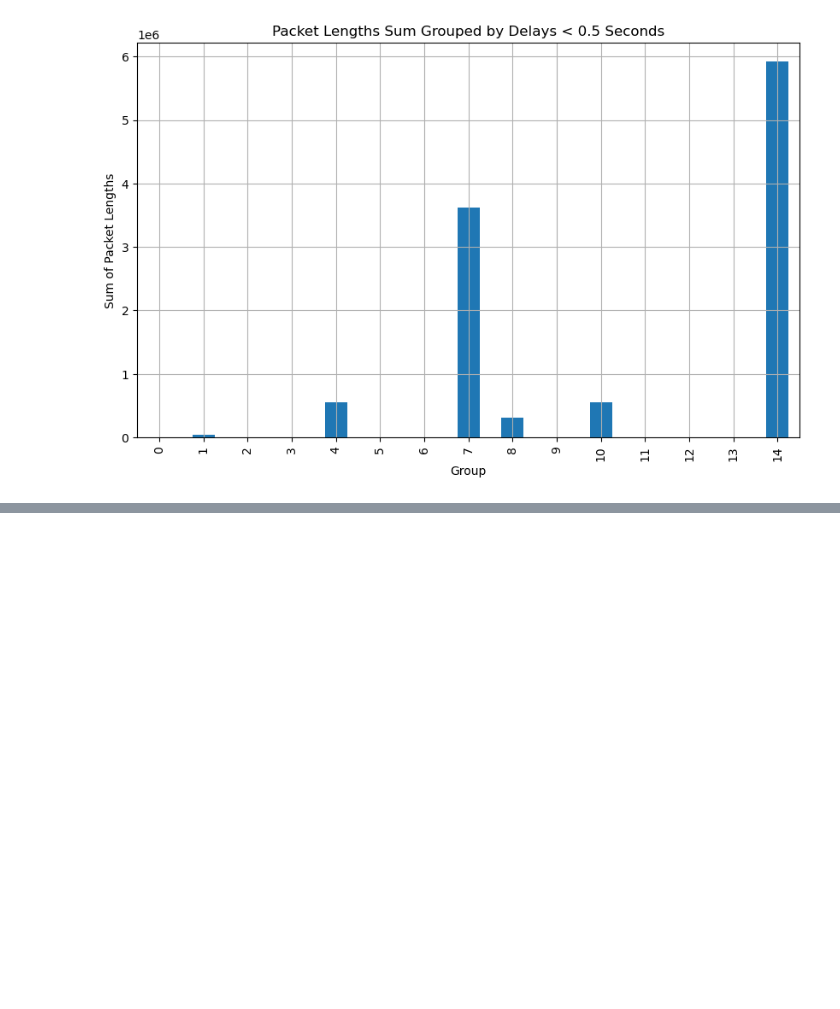
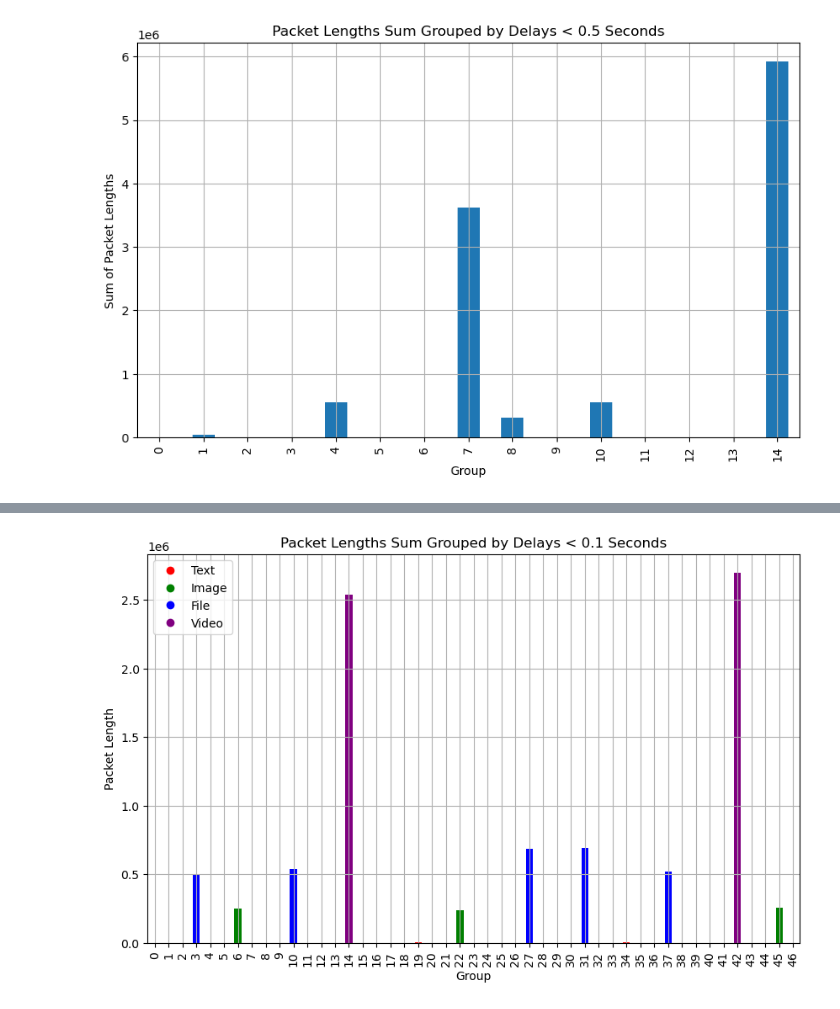
Before and after one commit to Kfirul/Computer_Networks_Final_Project, a Jupyter notebook: Computers Network.ipynb, the cells around one changed output, grey strips where cells are left out. Saved outputs shown, nothing was run; the diff lists cells and outputs as text; code cells hidden in the pictures; blank space fills up the shorter version.

```diff
--- a/Computers Network.ipynb
+++ b/Computers Network.ipynb
@@ -314,0 +366,43 @@ plt.show()
+# %%
+
+
+# Set the threshold interval
+threshold = 0.1  # seconds
+
+# Group the data by delay intervals and sum the packet lengths
+data_grouped = data_Video.groupby(data_Video['Delay'].gt(threshold).cumsum())['Length'].sum()
+
+
+# Determine color categories based on conditions
+color_categories = []
+for value in data_grouped:
+    if average_of_Text - average_of_Text/1.08 < value < average_of_Text + average_of_Text/1.08:
+        color_categories.append('red')
+    elif average_of_Images - average_of_Images/1.08 < value < average_of_Images + average_of_Images/1.08:
+        color_categories.append('green')
+    elif average_of_Files - average_of_Files/1.08 < value < average_of_Files + average_of_Files/1.08:
+        color_categories.append('blue')
+    else:
+        color_categories.append('purple')
+
+plt.figure(figsize=(10, 6))  # Adjust the figure size as needed
+ax = data_grouped.plot(kind='bar', color=color_categories, label='Sum of Lengths')
+ax.set_xlabel('Group')
+ax.set_ylabel('Packet Length')
+ax.set_title(f'Packet Lengths Sum Grouped by Delays < {threshold} Seconds')
+
+# Create custom legend
+legend_labels = {
+    'red': 'Text',
+    'green': 'Image',
+    'blue': 'File',
+    'purple': 'Video'
+}
+handles = [plt.Line2D([0], [0], color=color, marker='o', linestyle='', label=label)
+           for color, label in legend_labels.items()]
+
+ax.legend(handles=handles)
+ax.grid(True)
+plt.show()
+# %% [output]
+[figure, added]
```
Also changed, not shown: parts of 27 cells of this notebook, 12 other files.
